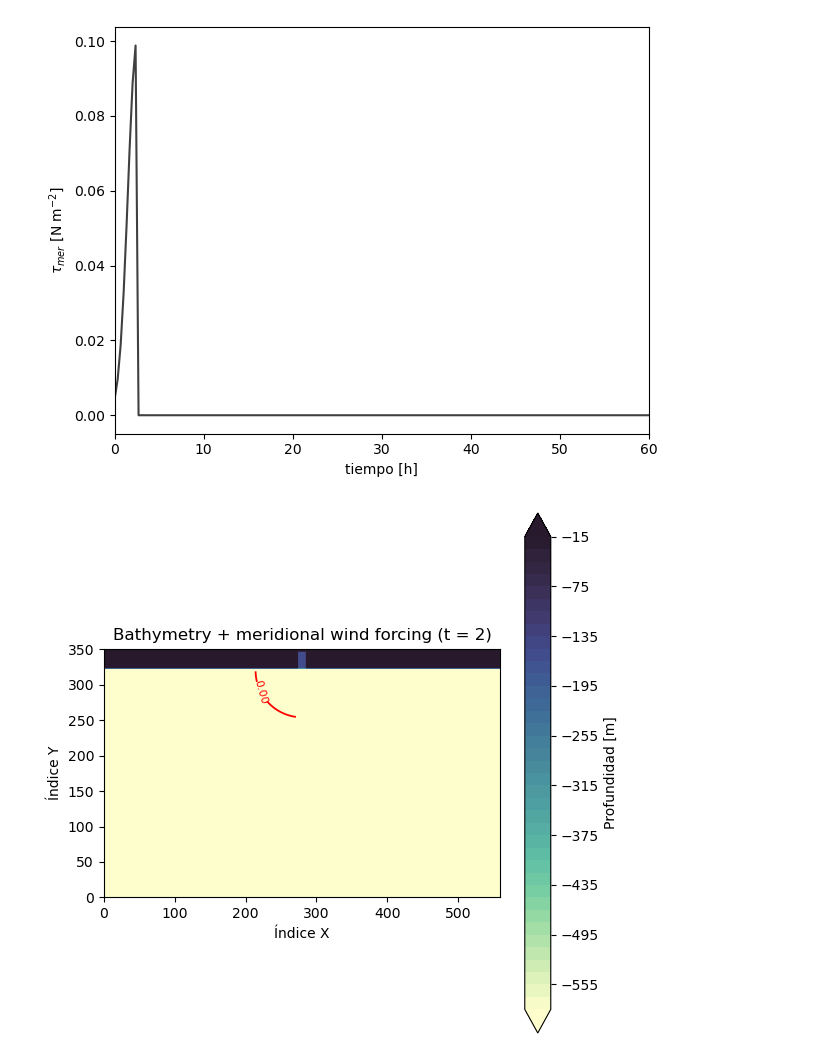
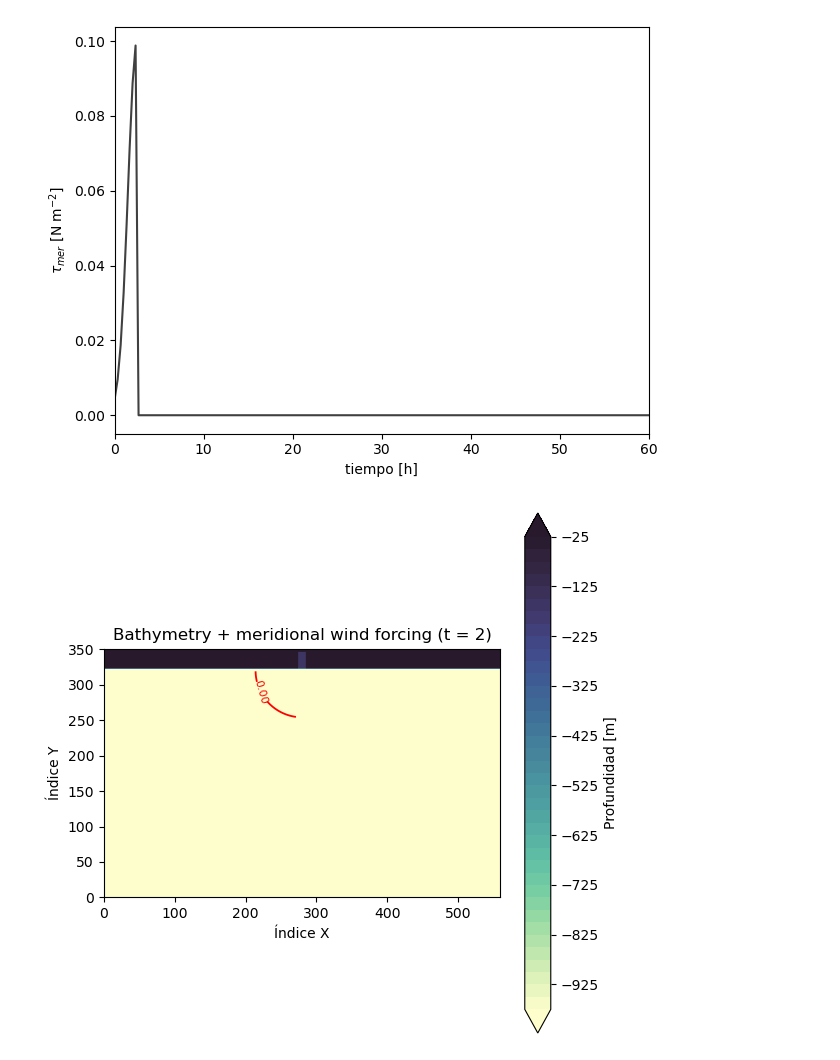
Before and after one commit to Estebanovich/BayIW_Rectan_2layer, a Jupyter notebook: input/make_wind_forcing_local.ipynb, the cells around one changed output. Drawn from its saved outputs; the diff is of its cells as text; code cells hidden in the pictures.

```diff
--- a/input/make_wind_forcing_local.ipynb
+++ b/input/make_wind_forcing_local.ipynb
@@ -105,7 +105,7 @@ from pathlib import Path
 
 # 2)  LEE B A T I M E T R Í A  --------------------------------------
 nx, ny = 560, 352
-bathy_file = Path('/Volumes/Esteban_SSD/Maestría/MITgcm/verification/BayIW_Rectan_linear/input/bahia_01_expand_bat.bin')   # <-- ajusta ruta
+bathy_file = Path('/Volumes/ESTEBAN_MIT/MITgcm/verification/BayIW_Rectan_2layer/input/bahia_01_expand_bat.bin')   # <-- ajusta ruta
 
 bathy = np.fromfile(bathy_file, dtype='>f8')           # big-endian float64
 bathy = bathy.reshape((nx, ny), order='F')             # (x,y) en orden Fortran
@@ -130,31 +130,31 @@ def plot_forcing_on_bathy(bathy, merid_tau, tidx=2,   # tidx: índice temporal
     merid_tau  : ndarray (nx,ny,nt)
     tidx       : instante que quieres visualizar
     """
     fig, ax = plt.subplots(figsize=(6,5.5))
 
     # --- Bathymetry background ------------------------------------
     bg = ax.contourf(bathy.T, 40, cmap=cmap_bathy, extend='both')
     cbar = fig.colorbar(bg, ax=ax, label='Profundidad [m]')
 
     # --- Wind-patch overlay ---------------------------------------
     tau_slice = merid_tau[:, :, tidx].T    # (y,x) para plot
     lvls = np.linspace(0.05*merid_tau.max(), merid_tau.max(), 6)
 
     # opción A: contornos
     cs = ax.contour(tau_slice, levels=lvls, colors='r', linewidths=1.3)
     ax.clabel(cs, fmt='%.2f', fontsize=8)
 
     # opción B (alternativa): sombreado semitransparente
     # ax.imshow(tau_slice, origin='lower', cmap=cmap_force,
     #           alpha=alpha_force, extent=[0,nx,0,ny])
 
     ax.set_title(f'Bathymetry + meridional wind forcing (t = {tidx})')
     ax.set_xlabel('Índice X'); ax.set_ylabel('Índice Y')
     ax.set_aspect('equal')
     plt.tight_layout()
     plt.show()
 
 # 5)  LLAMA AL GRÁFICO ----------------------------------------------
 plot_forcing_on_bathy(bathy, merid_tau, tidx=2)   # cambia tidx según necesites
 # %% [output]
-[figure, old version]
+[figure, new version]
```
Also changed, not shown: 6 other files.
